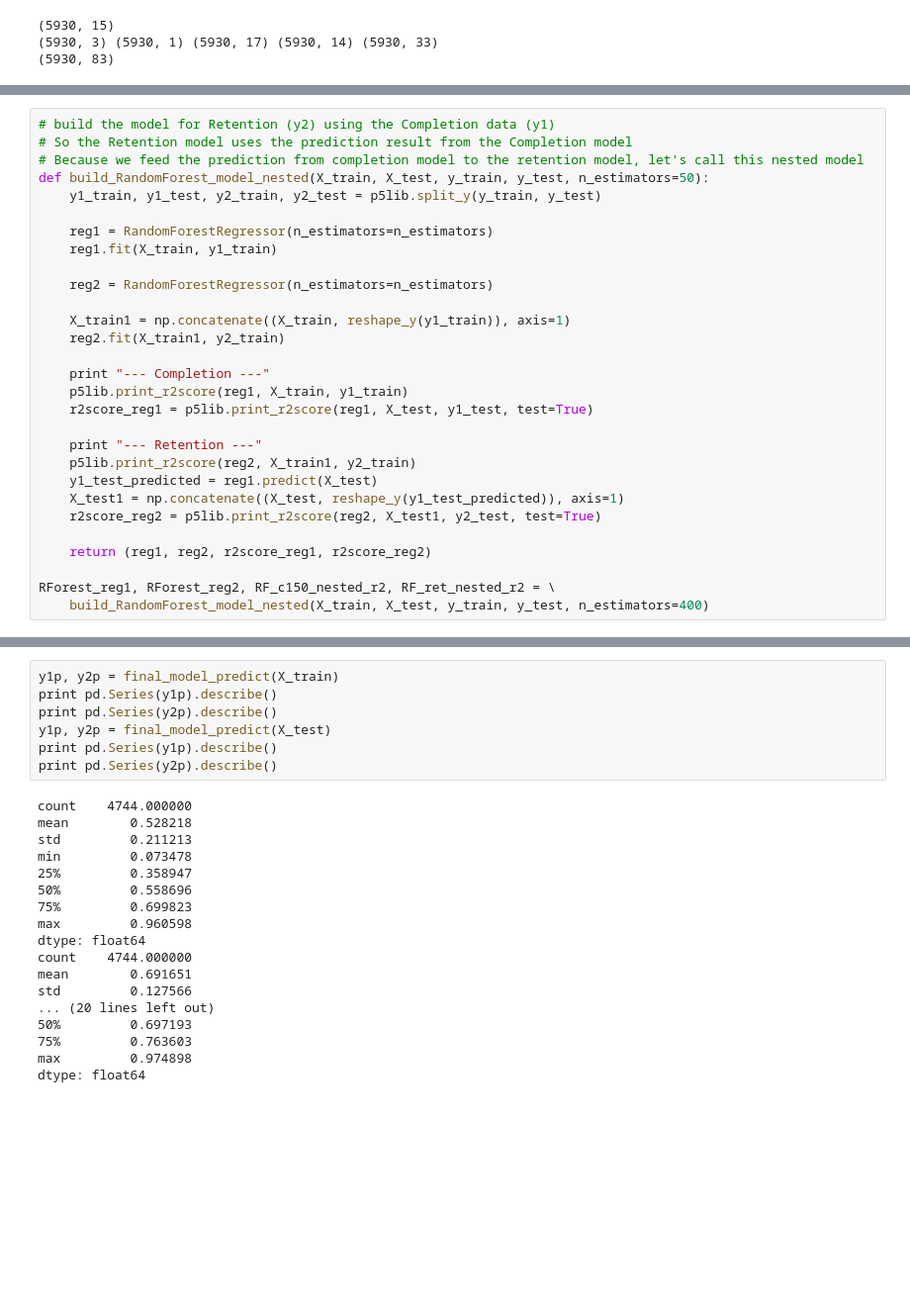
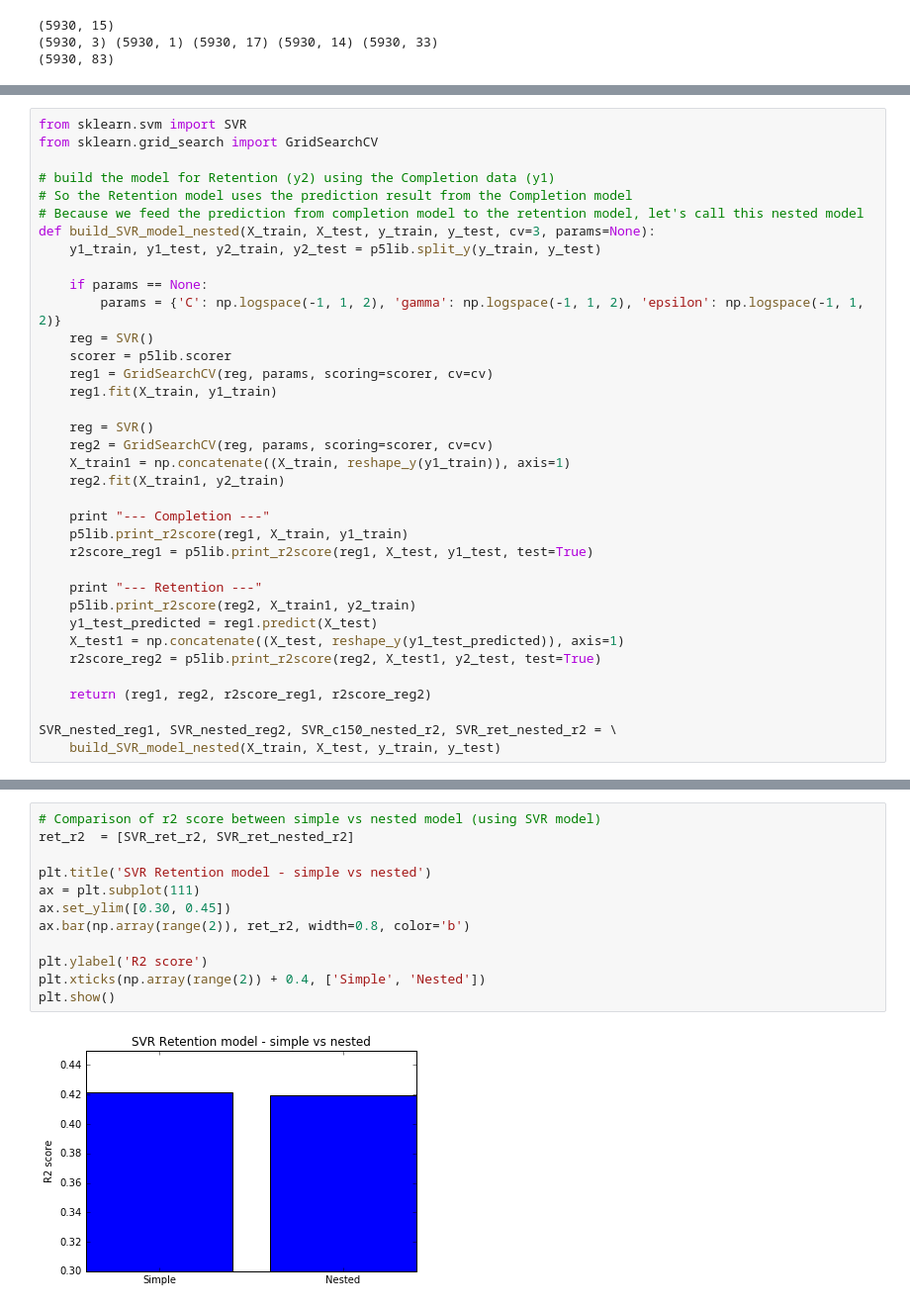
Before and after one commit to reynardmh/mlnd-projects, a Jupyter notebook: p5/CollegeScorecard_Raw_Data/model-5-standard-scaler.ipynb, the cells around one changed output, grey strips where cells are left out. Shown at 99% size. Saved outputs shown, nothing was run; the diff lists cells and outputs as text; blank space fills up the shorter version.

```diff
--- a/p5/CollegeScorecard_Raw_Data/model-5-standard-scaler.ipynb
+++ b/p5/CollegeScorecard_Raw_Data/model-5-standard-scaler.ipynb
@@ -407,15 +417,22 @@ plt.show()
 # %%
+from sklearn.svm import SVR
+from sklearn.grid_search import GridSearchCV
+
 # build the model for Retention (y2) using the Completion data (y1)
 # So the Retention model uses the prediction result from the Completion model
 # Because we feed the prediction from completion model to the retention model, let's call this nested model
-def build_RandomForest_model_nested(X_train, X_test, y_train, y_test, n_estimators=50):
+def build_SVR_model_nested(X_train, X_test, y_train, y_test, cv=3, params=None):
     y1_train, y1_test, y2_train, y2_test = p5lib.split_y(y_train, y_test)
 
-    reg1 = RandomForestRegressor(n_estimators=n_estimators)
+    if params == None:
+        params = {'C': np.logspace(-1, 1, 2), 'gamma': np.logspace(-1, 1, 2), 'epsilon': np.logspace(-1, 1, 2)}
+    reg = SVR()
+    scorer = p5lib.scorer
+    reg1 = GridSearchCV(reg, params, scoring=scorer, cv=cv)
     reg1.fit(X_train, y1_train)
 
-    reg2 = RandomForestRegressor(n_estimators=n_estimators)
-
+    reg = SVR()
+    reg2 = GridSearchCV(reg, params, scoring=scorer, cv=cv)
     X_train1 = np.concatenate((X_train, reshape_y(y1_train)), axis=1)
     reg2.fit(X_train1, y2_train)
 
@@ -431,5 +448,5 @@ def build_RandomForest_model_nested(X_train, X_test, y_train, y_test, n_estimato
 
     return (reg1, reg2, r2score_reg1, r2score_reg2)
 
-RForest_reg1, RForest_reg2, RF_c150_nested_r2, RF_ret_nested_r2 = \
-    build_RandomForest_model_nested(X_train, X_test, y_train, y_test, n_estimators=400)
+SVR_nested_reg1, SVR_nested_reg2, SVR_c150_nested_r2, SVR_ret_nested_r2 = \
+    build_SVR_model_nested(X_train, X_test, y_train, y_test)
@@ -500,25 +460,14 @@ dtype: float64
-# %%
-y1p, y2p = final_model_predict(X_train)
-print pd.Series(y1p).describe()
-print pd.Series(y2p).describe()
-y1p, y2p = final_model_predict(X_test)
-print pd.Series(y1p).describe()
-print pd.Series(y2p).describe()
-# %% [output]
-count    4744.000000
-mean        0.528218
-std         0.211213
-min         0.073478
-25%         0.358947
-50%         0.558696
-75%         0.699823
-max         0.960598
-dtype: float64
-count    4744.000000
-mean        0.691651
-std         0.127566
-... (20 lines left out)
-50%         0.697193
-75%         0.763603
-max         0.974898
-dtype: float64
+# %%
+# Comparison of r2 score between simple vs nested model (using SVR model)
+ret_r2  = [SVR_ret_r2, SVR_ret_nested_r2]
+
+plt.title('SVR Retention model - simple vs nested')
+ax = plt.subplot(111)
+ax.set_ylim([0.30, 0.45])
+ax.bar(np.array(range(2)), ret_r2, width=0.8, color='b')
+
+plt.ylabel('R2 score')
+plt.xticks(np.array(range(2)) + 0.4, ['Simple', 'Nested'])
+plt.show()
+# %% [output]
+[figure, added]
```
Also changed, not shown: parts of 20 cells of this notebook, 3 other files.
